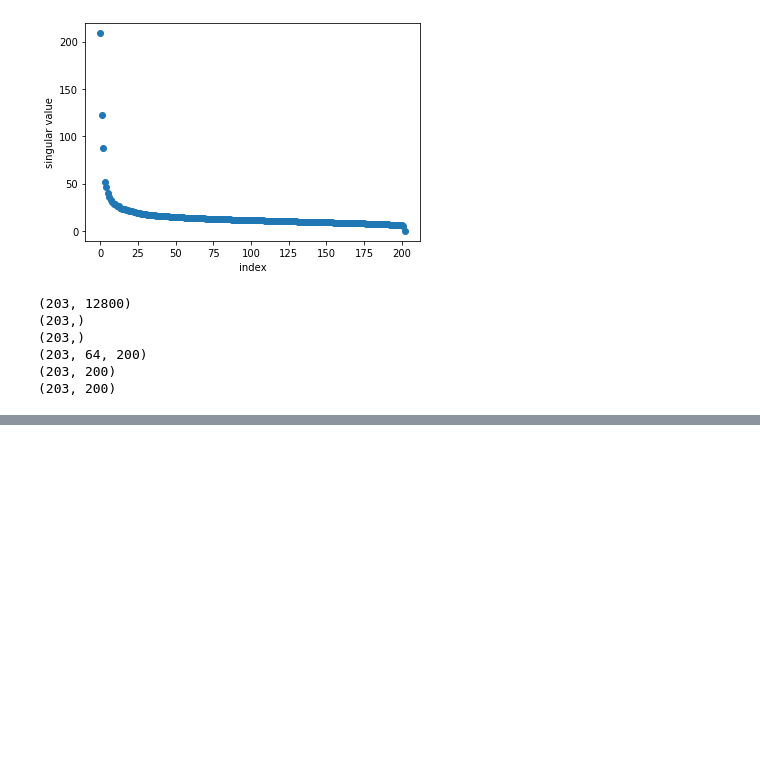
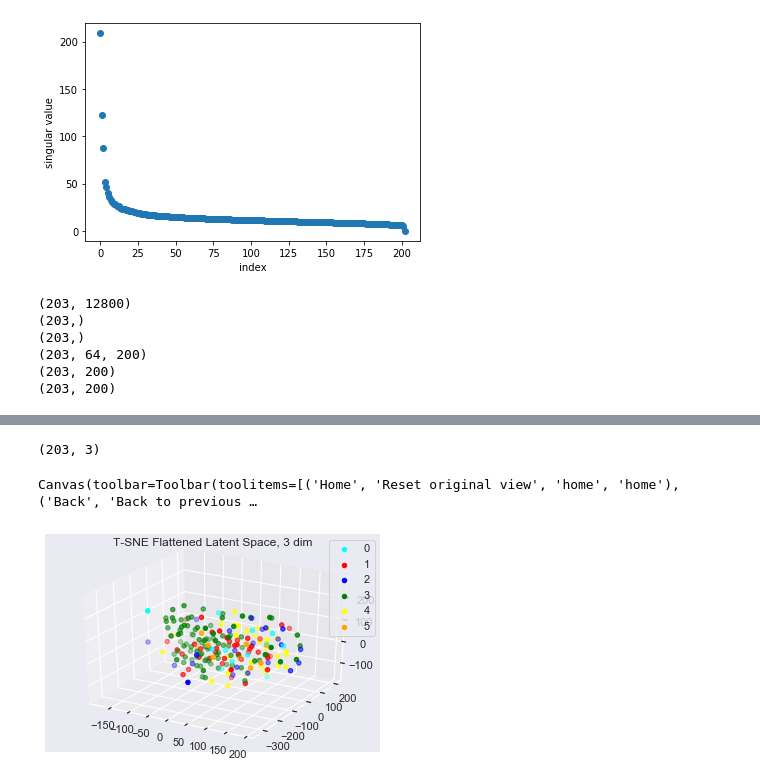
Before and after one commit to 18praveenb/orchestrator, a Jupyter notebook: latent-vectors/latent-space-visualization.ipynb, the cells around one changed output, grey strips where cells are left out. Cells and saved outputs as stored; diff of their text form; code cells hidden in the pictures; blank space fills up the shorter version.

```diff
--- a/latent-vectors/latent-space-visualization.ipynb
+++ b/latent-vectors/latent-space-visualization.ipynb
@@ -85,0 +121,28 @@ print(encoded_np[:,1].shape)
+# %%
+from sklearn import manifold
+
+X_encoded = flattened_np
+
+# Compute t-SNE embedding of latent space
+tsne = manifold.TSNE(n_components=3, init='pca', random_state=0)
+X_tsne = tsne.fit_transform(X_encoded)
+print(X_tsne.shape)
+
+scatter_x = X_tsne[:,0]
+scatter_y = X_tsne[:,1]
+scatter_z = X_tsne[:,2]
+group = labels
+cdict = {0: 'cyan', 1: 'red', 2: 'blue', 3: 'green', 4: 'yellow', 5: 'orange'}
+
+fig, ax = plt.subplots()
+ax = plt.axes(projection='3d')
+for g in np.unique(group):
+    ix = np.where(group == g)
+    ax.scatter(scatter_x[ix], scatter_y[ix], scatter_z[ix], c = cdict[g], label = g, s = 20)
+plt.title('T-SNE Flattened Latent Space, 3 dim');
+ax.legend()
+plt.show()
+# %% [output]
+(203, 3)
+Canvas(toolbar=Toolbar(toolitems=[('Home', 'Reset original view', 'home', 'home'), ('Back', 'Back to previous …
+[figure, added]
```
Also changed, not shown: parts of 6 cells of this notebook.
